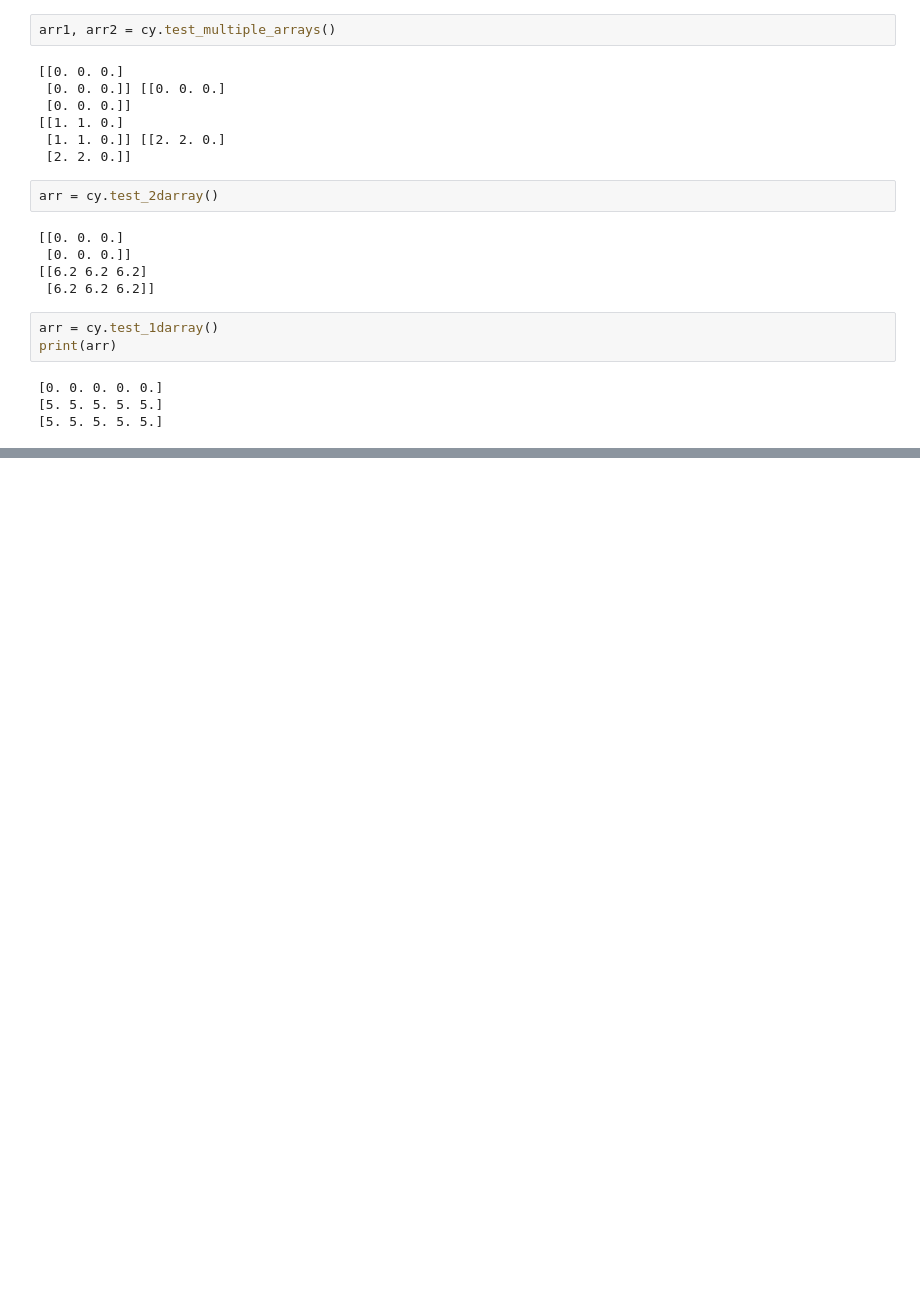
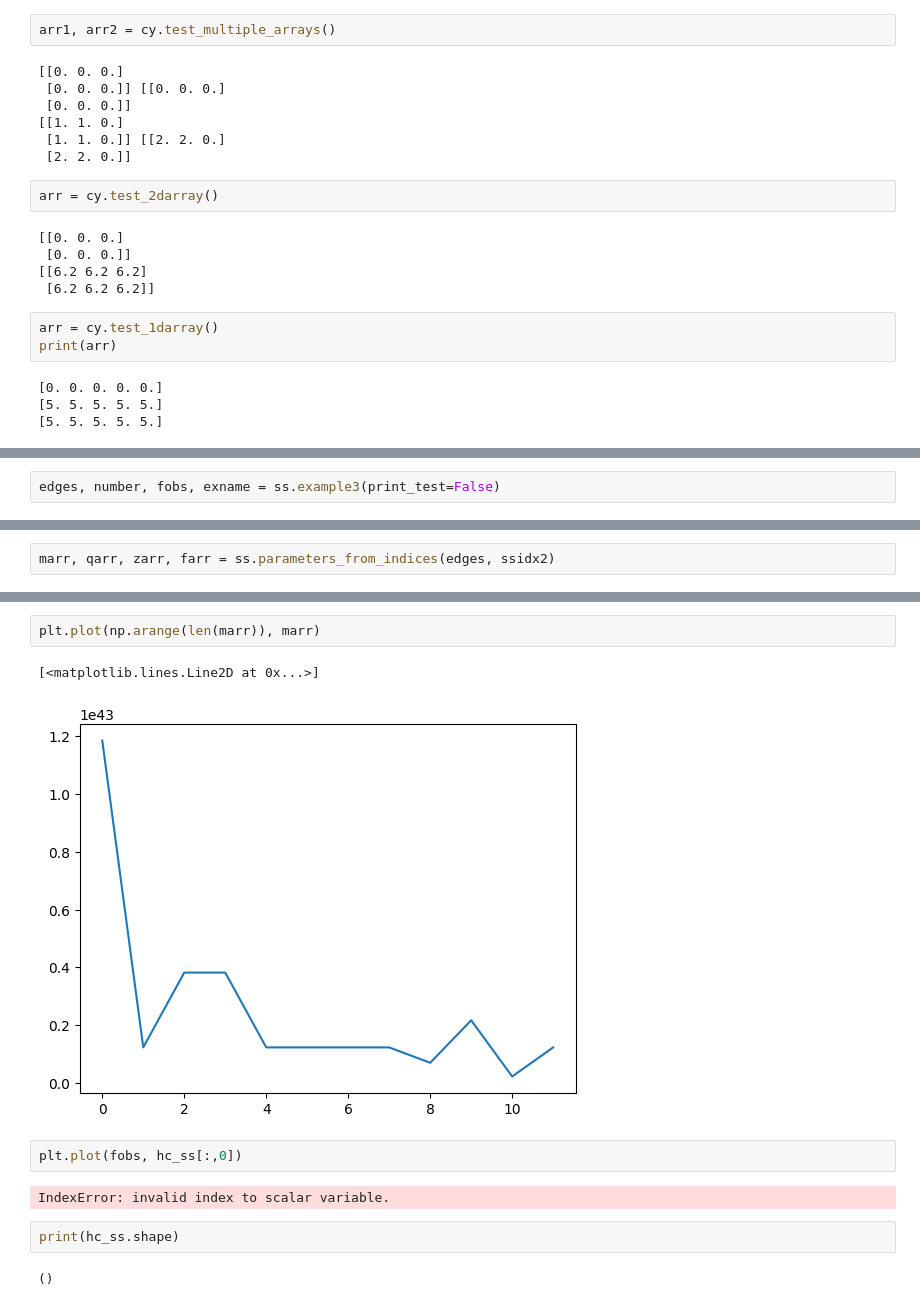
Before and after one commit to nanograv/holodeck, a Jupyter notebook: ecg-notebooks/single_sources/ss-dev/scratch.ipynb, the cells around one changed output, grey strips where cells are left out. Drawn from its saved outputs; the diff is of its cells as text; blank space fills up the shorter version.

```diff
--- a/ecg-notebooks/single_sources/ss-dev/scratch.ipynb
+++ b/ecg-notebooks/single_sources/ss-dev/scratch.ipynb
@@ -959,0 +968,2 @@ print(arr)
+# %%
+edges, number, fobs, exname = ss.example3(print_test=False)
@@ -959,0 +1041,2 @@ print(arr)
+# %%
+marr, qarr, zarr, farr = ss.parameters_from_indices(edges, ssidx2)
@@ -959,0 +1091,13 @@ print(arr)
+# %%
+plt.plot(np.arange(len(marr)), marr)
+# %% [output]
+[<matplotlib.lines.Line2D at 0x...>]
+[figure, added]
+# %%
+plt.plot(fobs, hc_ss[:,0])
+# %% [output]
+IndexError: invalid index to scalar variable.
+# %%
+print(hc_ss.shape)
+# %% [output]
+()
```
Also changed, not shown: parts of 23 cells of this notebook, 2 other files.
